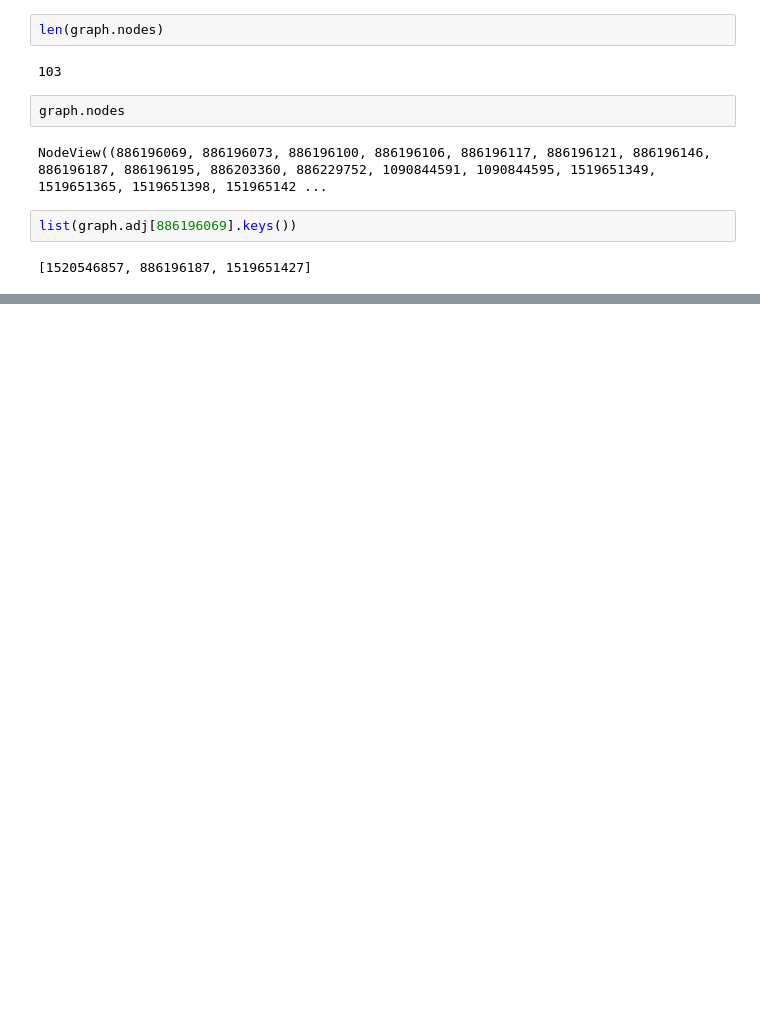
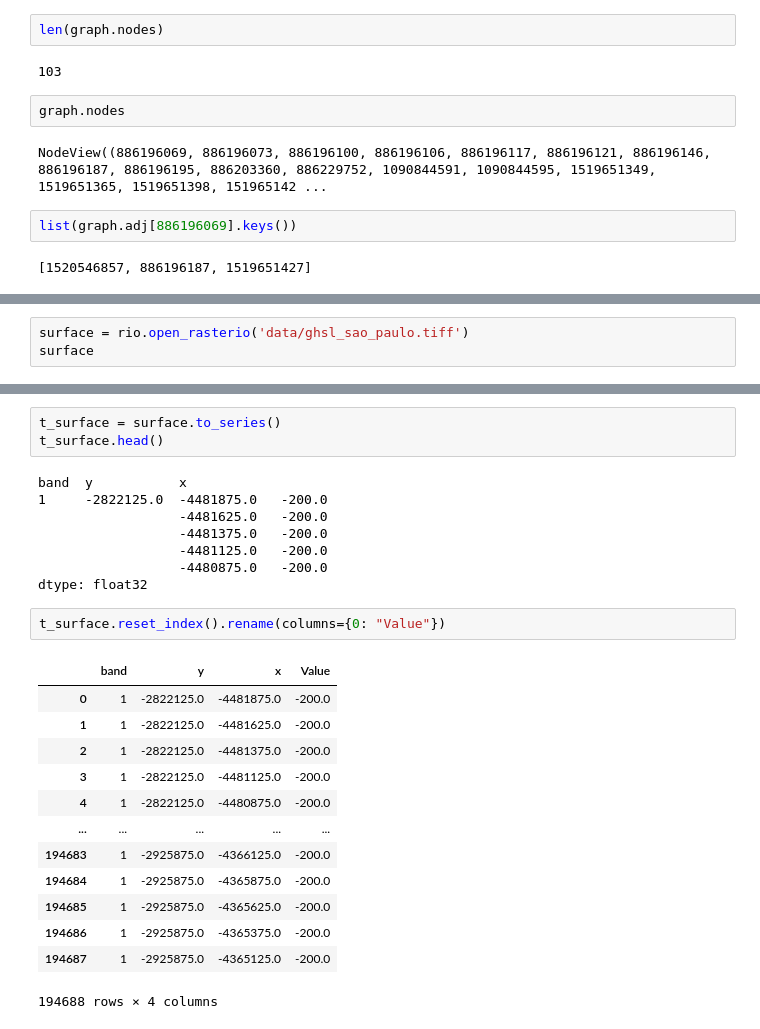
Before and after one commit to arunrajks/geospatial_analysis, a Jupyter notebook: countries_geopandas.ipynb, the cells around one changed output, grey strips where cells are left out. Drawn from its saved outputs; the diff is of its cells as text; blank space fills up the shorter version.

```diff
--- a/countries_geopandas.ipynb
+++ b/countries_geopandas.ipynb
@@ -151,0 +154,3 @@ list(graph.adj[886196069].keys())
+# %%
+surface = rio.open_rasterio('data/ghsl_sao_paulo.tiff')
+surface
@@ -151,0 +170,27 @@ list(graph.adj[886196069].keys())
+# %%
+t_surface = surface.to_series()
+t_surface.head()
+# %% [output]
+band  y           x
+1     -2822125.0  -4481875.0   -200.0
+                  -4481625.0   -200.0
+                  -4481375.0   -200.0
+                  -4481125.0   -200.0
+                  -4480875.0   -200.0
+dtype: float32
+# %%
+t_surface.reset_index().rename(columns={0: "Value"})
+# %% [output]
+|  | band | y | x | Value |
+| 0 | 1 | -2822125.0 | -4481875.0 | -200.0 |
+| 1 | 1 | -2822125.0 | -4481625.0 | -200.0 |
+| 2 | 1 | -2822125.0 | -4481375.0 | -200.0 |
+| 3 | 1 | -2822125.0 | -4481125.0 | -200.0 |
+| 4 | 1 | -2822125.0 | -4480875.0 | -200.0 |
+| ... | ... | ... | ... | ... |
+| 194683 | 1 | -2925875.0 | -4366125.0 | -200.0 |
+| 194684 | 1 | -2925875.0 | -4365875.0 | -200.0 |
+| 194685 | 1 | -2925875.0 | -4365625.0 | -200.0 |
+| 194686 | 1 | -2925875.0 | -4365375.0 | -200.0 |
+| 194687 | 1 | -2925875.0 | -4365125.0 | -200.0 |
+194688 rows × 4 columns
```
Also changed, not shown: parts of 2 cells of this notebook, 1 other file.
